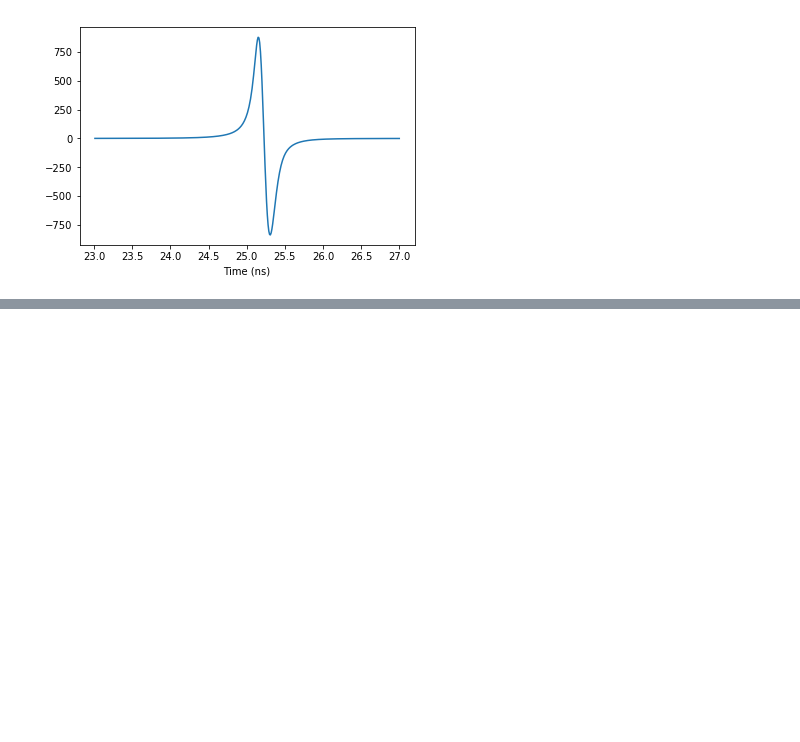
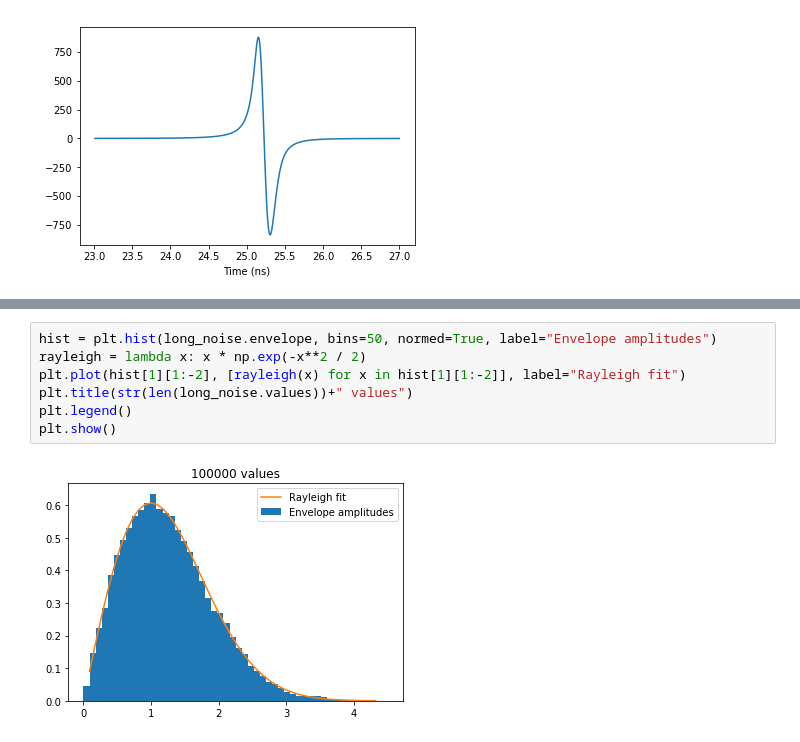
Before and after one commit to bhokansonfasig/pyrex, a Jupyter notebook: Visual Tests.ipynb, the cells around one changed output, grey strips where cells are left out. Cells and saved outputs as stored; diff of their text form; blank space fills up the shorter version.

```diff
--- a/Visual Tests.ipynb
+++ b/Visual Tests.ipynb
@@ -217,0 +263,9 @@ print(max(ask.values))
+# %%
+hist = plt.hist(long_noise.envelope, bins=50, normed=True, label="Envelope amplitudes")
+rayleigh = lambda x: x * np.exp(-x**2 / 2)
+plt.plot(hist[1][1:-2], [rayleigh(x) for x in hist[1][1:-2]], label="Rayleigh fit")
+plt.title(str(len(long_noise.values))+" values")
+plt.legend()
+plt.show()
+# %% [output]
+[figure, added]
```
Also changed, not shown: parts of 7 cells of this notebook.
